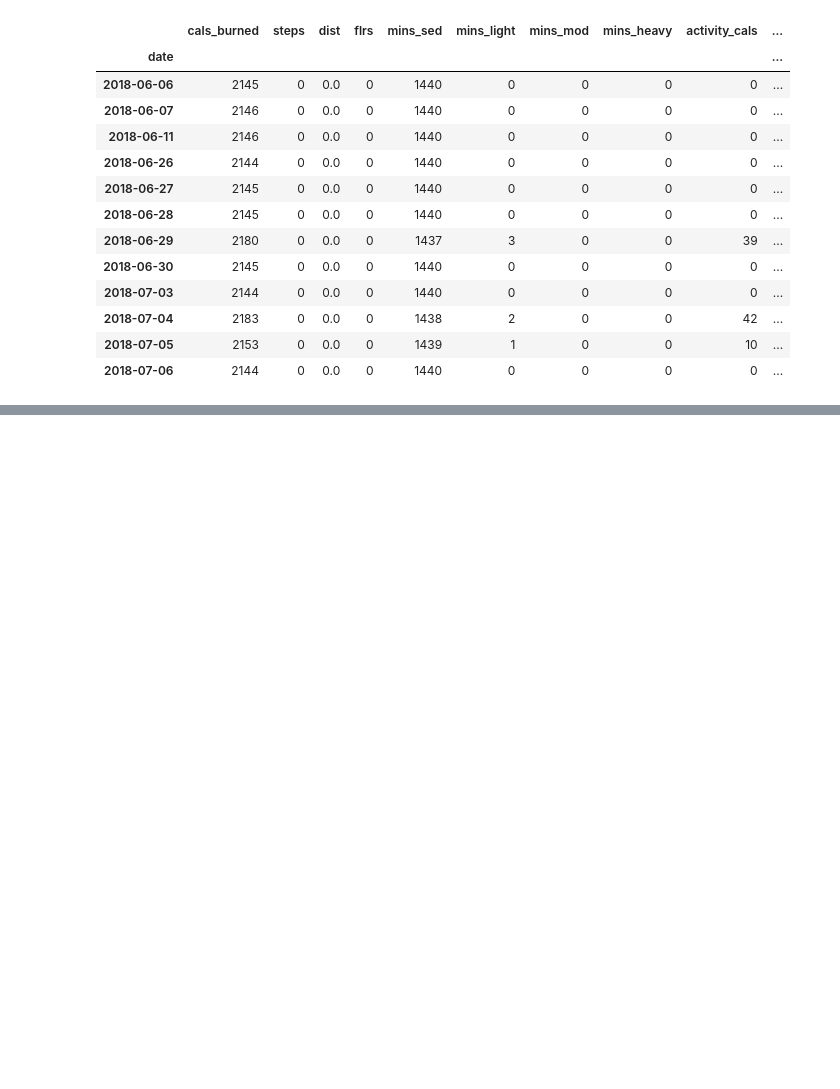
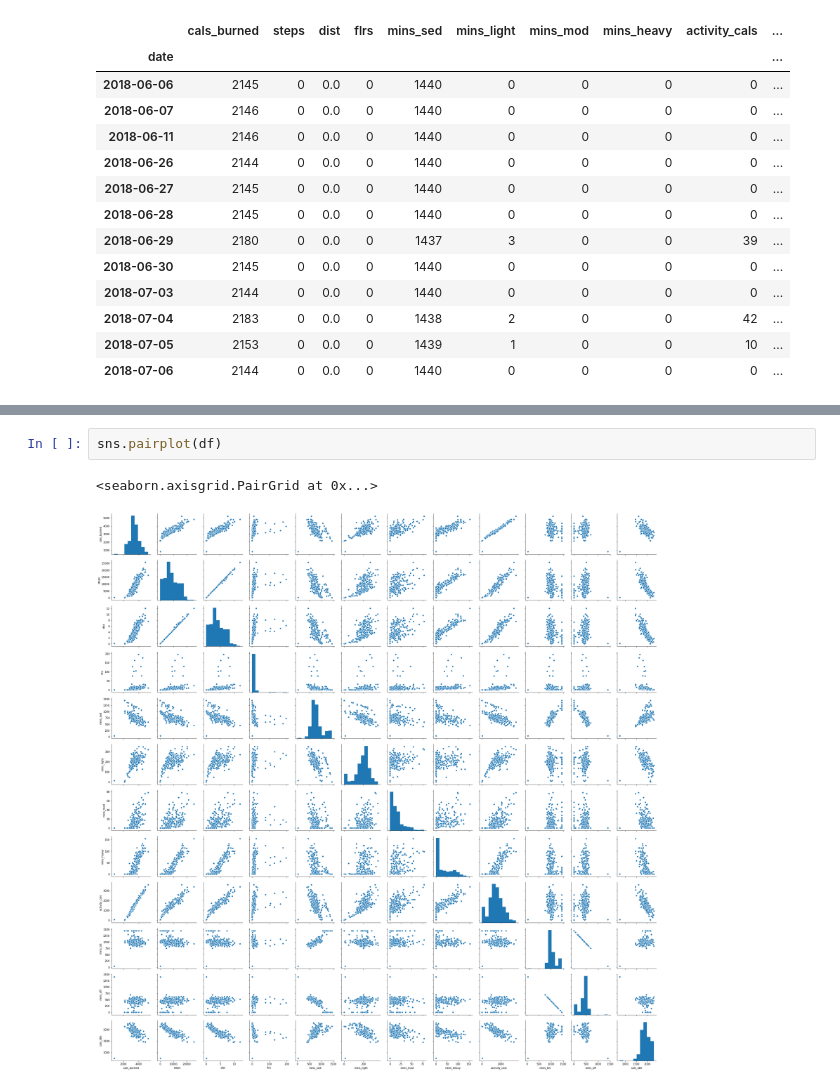
Before and after one commit to DoubleStufERoe/BayesP05_Fitbit, a Jupyter notebook: fitbit_kworking.ipynb, the cells around one changed output, grey strips where cells are left out. Drawn from its saved outputs; the diff is of its cells as text; blank space fills up the shorter version.

```diff
--- a/fitbit_kworking.ipynb
+++ b/fitbit_kworking.ipynb
@@ -202,0 +255,5 @@ df[df.steps==0]
+# %%
+sns.pairplot(df)
+# %% [output]
+<seaborn.axisgrid.PairGrid at 0x...>
+[figure, added]
```
Also changed, not shown: parts of 20 cells of this notebook.
